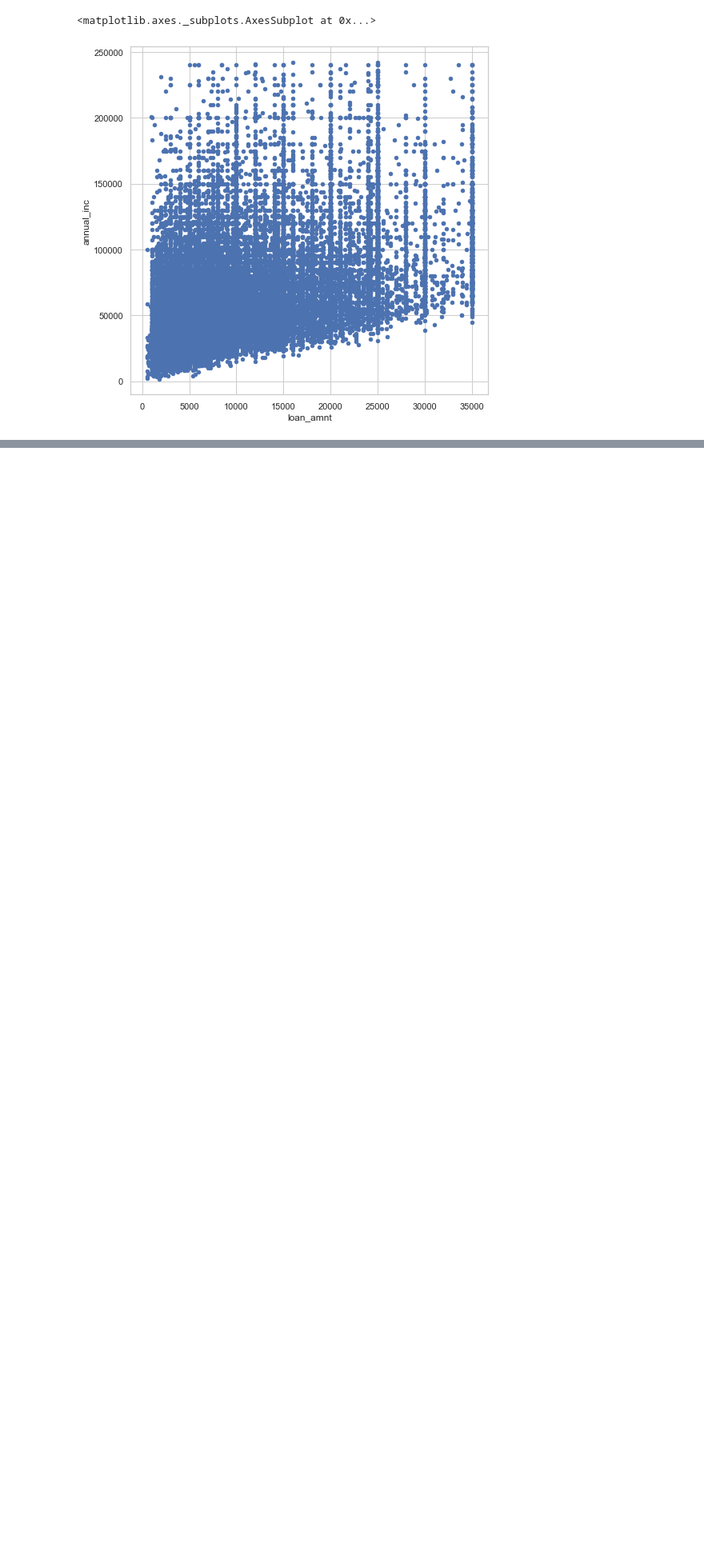
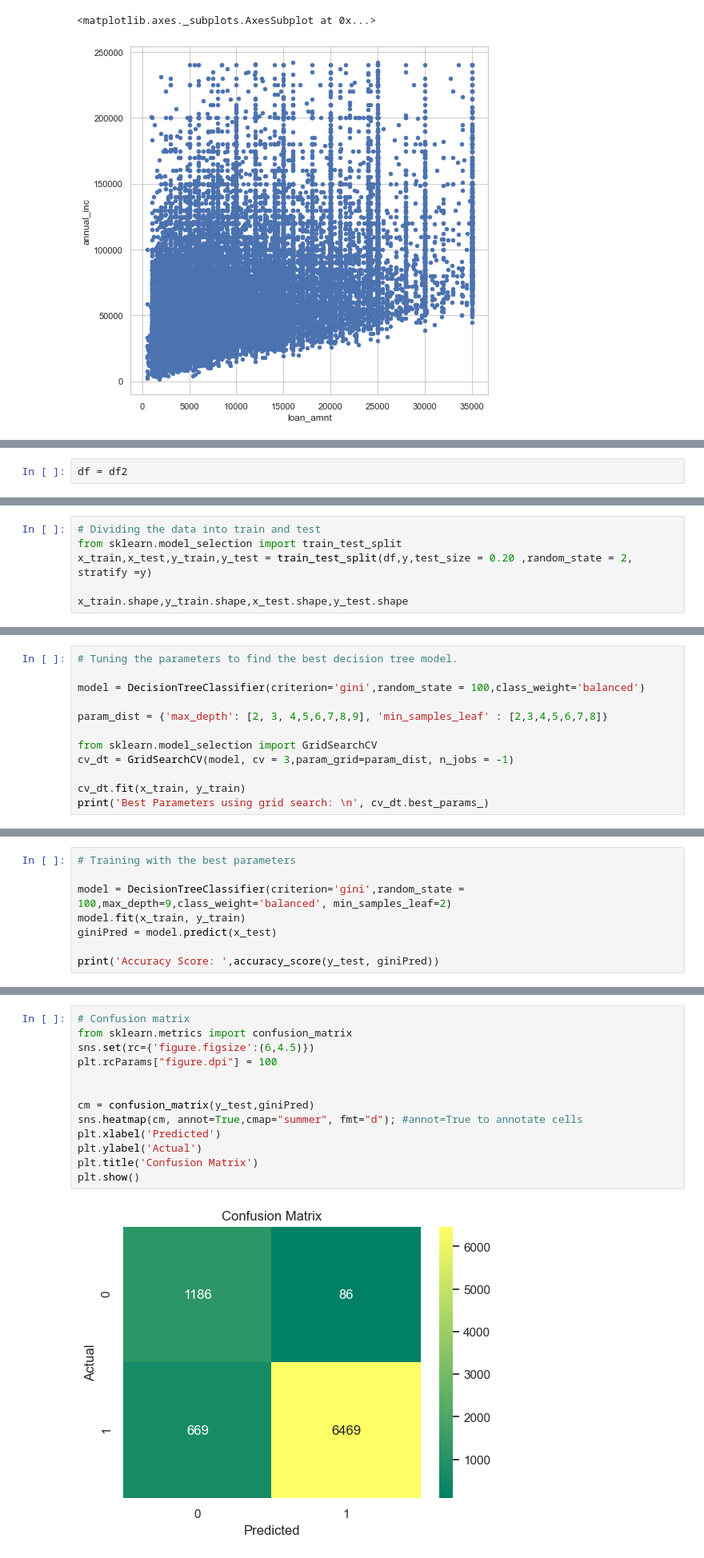
Before and after one commit to 786country/lending_club, a Jupyter notebook: lending_club_pre_processing - Copy.ipynb, the cells around one changed output, grey strips where cells are left out. Shown at 80% size. Drawn from its saved outputs; the diff is of its cells as text; blank space fills up the shorter version.

```diff
--- a/lending_club_pre_processing - Copy.ipynb
+++ b/lending_club_pre_processing - Copy.ipynb
@@ -758,0 +832,2 @@ We can now move on to building a machine learning model in our next notebook.
+# %%
+df = df2
@@ -758,0 +841,6 @@ We can now move on to building a machine learning model in our next notebook.
+# %%
+# Dividing the data into train and test
+from sklearn.model_selection import train_test_split
+x_train,x_test,y_train,y_test = train_test_split(df,y,test_size = 0.20 ,random_state = 2, stratify =y)
+
+x_train.shape,y_train.shape,x_test.shape,y_test.shape
@@ -758,0 +849,12 @@ We can now move on to building a machine learning model in our next notebook.
+# %%
+# Tuning the parameters to find the best decision tree model.
+
+model = DecisionTreeClassifier(criterion='gini',random_state = 100,class_weight='balanced')
+
+param_dist = {'max_depth': [2, 3, 4,5,6,7,8,9], 'min_samples_leaf' : [2,3,4,5,6,7,8]}
+
+from sklearn.model_selection import GridSearchCV
+cv_dt = GridSearchCV(model, cv = 3,param_grid=param_dist, n_jobs = -1)
+
+cv_dt.fit(x_train, y_train)
+print('Best Parameters using grid search: \n', cv_dt.best_params_)
@@ -758,0 +864,8 @@ We can now move on to building a machine learning model in our next notebook.
+# %%
+# Training with the best parameters
+
+model = DecisionTreeClassifier(criterion='gini',random_state = 100,max_depth=9,class_weight='balanced', min_samples_leaf=2)
+model.fit(x_train, y_train)
+giniPred = model.predict(x_test)
+
+print('Accuracy Score: ',accuracy_score(y_test, giniPred))
@@ -758,0 +888,15 @@ We can now move on to building a machine learning model in our next notebook.
+# %%
+# Confusion matrix
+from sklearn.metrics import confusion_matrix
+sns.set(rc={'figure.figsize':(6,4.5)})
+plt.rcParams["figure.dpi"] = 100
+
+
+cm = confusion_matrix(y_test,giniPred)
+sns.heatmap(cm, annot=True,cmap="summer", fmt="d"); #annot=True to annotate cells
+plt.xlabel('Predicted')
+plt.ylabel('Actual')
+plt.title('Confusion Matrix')
+plt.show()
+# %% [output]
+[figure, added]
```
Also changed, not shown: parts of 37 cells of this notebook, 1 other file.
